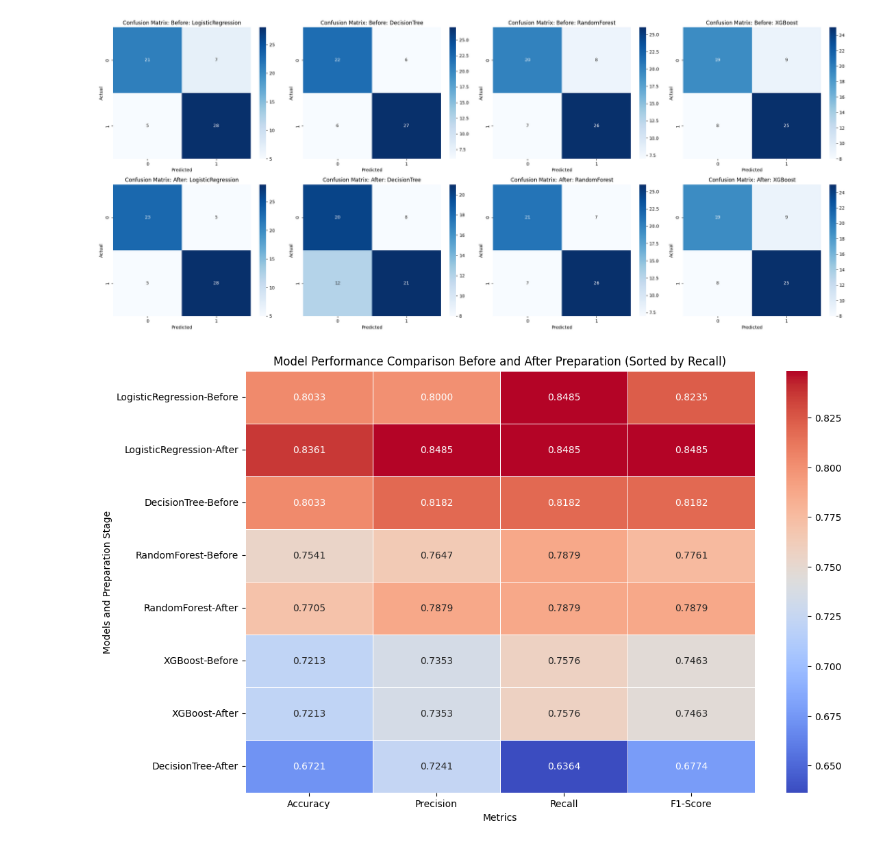
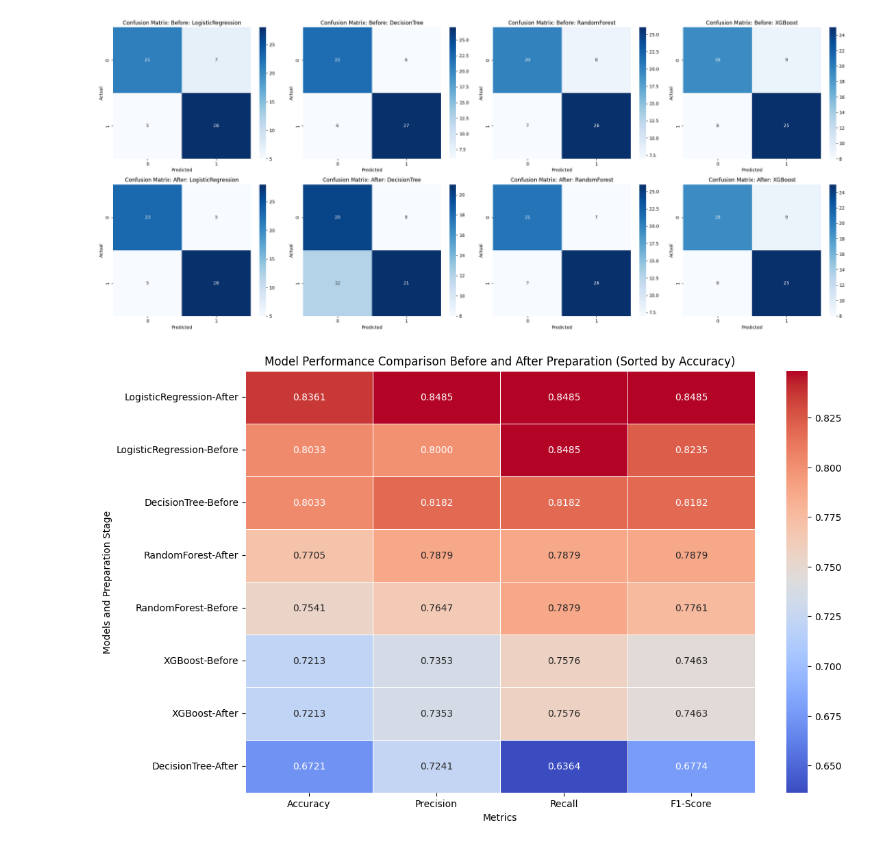
Before and after one commit to radekrzepka/heart-failure-prediction, a Jupyter notebook: main.ipynb, the cells around one changed output. Cells and saved outputs as stored; diff of their text form; code cells hidden in the pictures.

Commit message:
feat: model comaprison

```diff
--- a/main.ipynb
+++ b/main.ipynb
@@ -122,15 +127,11 @@ numerical_columns = dataset[["age", "trestbps", "chol", "thalach", "oldpeak"]].c
 binary_columns = dataset[["sex", "fbs", "exang", "target"]].copy()
 categorical_columns = dataset[["cp", "restecg", "slope", "ca", "thal"]].copy()
 # %%
-numerical_summary = numerical_columns.describe().T
-numerical_summary["skewness"] = numerical_columns.skew()
-numerical_summary["kurtosis"] = numerical_columns.kurtosis()
-
 for col in numerical_columns.columns:
     _, axes = plt.subplots(1, 2, figsize=(12, 4))
 
-    sns.histplot(numerical_columns[col], kde=True, bins=30, ax=axes[0], color="blue")
-    axes[0].set_title(f"Histogram & KDE of {col}")
+    sns.histplot(numerical_columns[col], bins=30, ax=axes[0], color="blue")
+    axes[0].set_title(f"Histogram of {col}")
 
     sns.boxplot(x=numerical_columns[col], ax=axes[1], color="red")
     axes[1].set_title(f"Boxplot of {col}")
@@ -412,34 +446,33 @@ def rank_models(results):
     )
     metrics_df = metrics_df.apply(pd.to_numeric, errors="coerce")
 
-    ranked_models = metrics_df.sort_values(by="Accuracy", ascending=False)
-    return ranked_models
+    return metrics_df
 
 
 def plot_combined_heatmap(ranked_models_before, ranked_models_after):
     ranked_models_before["Preparation"] = "Before"
     ranked_models_after["Preparation"] = "After"
 
     combined_df = pd.concat([ranked_models_before, ranked_models_after])
     combined_df = combined_df.reset_index().rename(columns={"index": "Model"})
 
     combined_df = combined_df.sort_values(by="Accuracy", ascending=False)
 
     combined_df.set_index(["Model", "Preparation"], inplace=True)
 
     plt.figure(figsize=(12, 8))
     sns.heatmap(combined_df, annot=True, cmap="coolwarm", linewidths=0.5, fmt=".4f")
     plt.title(
         "Model Performance Comparison Before and After Preparation (Sorted by Accuracy)"
     )
     plt.xlabel("Metrics")
     plt.ylabel("Models and Preparation Stage")
     plt.show()
 
 
 ranked_models_before = rank_models(results_before_preperation)
 ranked_models_after = rank_models(results_with_preperation)
 
 plot_combined_heatmap(ranked_models_before, ranked_models_after)
 # %% [output]
-[figure, old version]
+[figure, new version]
```
Also changed, not shown: parts of 6 cells of this notebook, 1 other file.
